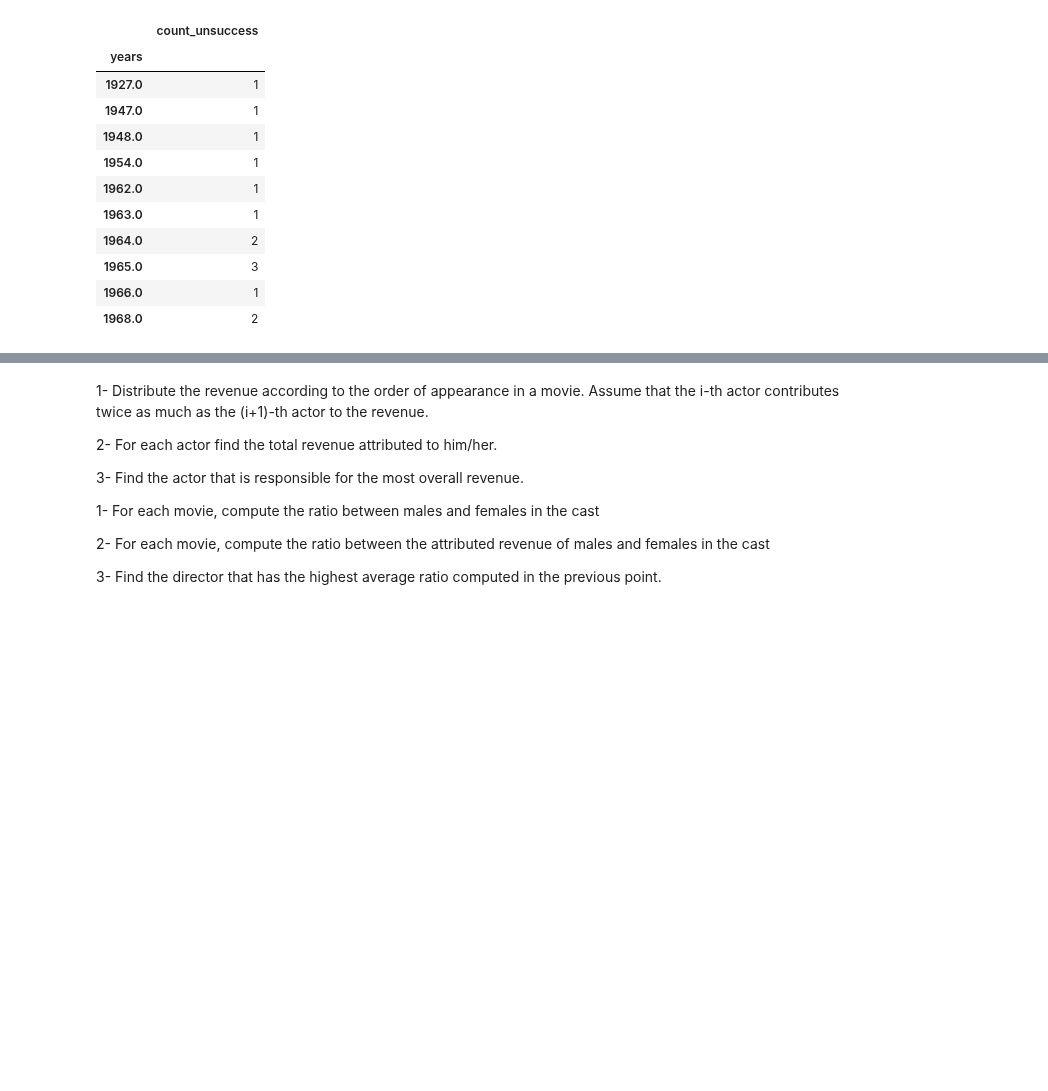
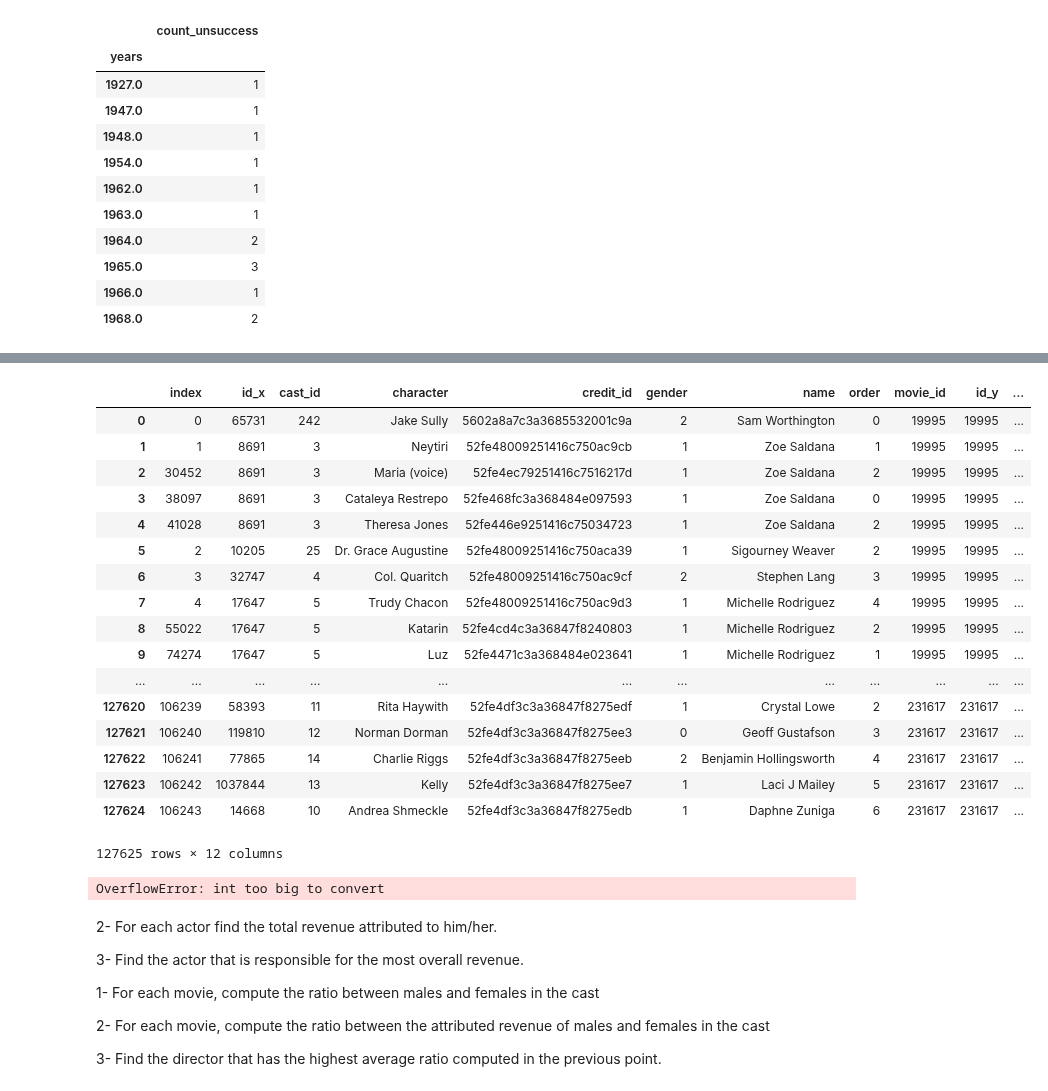
Before and after one commit to silviasantamaria/computerscience, a Jupyter notebook: Project+.ipynb, the cells around one changed output, grey strips where cells are left out. Drawn from its saved outputs; the diff is of its cells as text; code cells hidden in the pictures; blank space fills up the shorter version.

```diff
--- a/Project+.ipynb
+++ b/Project+.ipynb
@@ -518,0 +525,6 @@ movies_unsuccess.rename(index=str, columns={'gross_margin': 'count_unsuccess'}).
+# %%
+cast=cast.reset_index()
+cast_id=cast_id.reset_index()
+# %%
+prova2= pd.merge(pd.merge(cast, cast_id, on=['id', 'cast_id']), movies[['id', 'revenue']], left_on='movie_id', right_on='id' )
+prova2.head()
@@ -518,0 +538,6 @@ movies_unsuccess.rename(index=str, columns={'gross_margin': 'count_unsuccess'}).
+# %%
+numero=prova2.groupby('movie_id').count()['order']
+numero=pd.DataFrame(numero)
+numero=numero.reset_index()
+numero=numero.rename(index=str, columns={'order': 'numero_cast'})
+numero.head()
@@ -519,9 +551,37 @@ movies_unsuccess.rename(index=str, columns={'gross_margin': 'count_unsuccess'}).
+# %%
+prova3= pd.merge(prova2, numero, on='movie_id')
+prova3
+# %% [output]
+|  | index | id_x | cast_id | character | credit_id | gender | name | order | movie_id | id_y | ... |
+| 0 | 0 | 65731 | 242 | Jake Sully | 5602a8a7c3a3685532001c9a | 2 | Sam Worthington | 0 | 19995 | 19995 | ... |
+| 1 | 1 | 8691 | 3 | Neytiri | 52fe48009251416c750ac9cb | 1 | Zoe Saldana | 1 | 19995 | 19995 | ... |
+| 2 | 30452 | 8691 | 3 | Maria (voice) | 52fe4ec79251416c7516217d | 1 | Zoe Saldana | 2 | 19995 | 19995 | ... |
+| 3 | 38097 | 8691 | 3 | Cataleya Restrepo | 52fe468fc3a368484e097593 | 1 | Zoe Saldana | 0 | 19995 | 19995 | ... |
+| 4 | 41028 | 8691 | 3 | Theresa Jones | 52fe446e9251416c75034723 | 1 | Zoe Saldana | 2 | 19995 | 19995 | ... |
+| 5 | 2 | 10205 | 25 | Dr. Grace Augustine | 52fe48009251416c750aca39 | 1 | Sigourney Weaver | 2 | 19995 | 19995 | ... |
+| 6 | 3 | 32747 | 4 | Col. Quaritch | 52fe48009251416c750ac9cf | 2 | Stephen Lang | 3 | 19995 | 19995 | ... |
+| 7 | 4 | 17647 | 5 | Trudy Chacon | 52fe48009251416c750ac9d3 | 1 | Michelle Rodriguez | 4 | 19995 | 19995 | ... |
+| 8 | 55022 | 17647 | 5 | Katarin | 52fe4cd4c3a36847f8240803 | 1 | Michelle Rodriguez | 2 | 19995 | 19995 | ... |
+| 9 | 74274 | 17647 | 5 | Luz | 52fe4471c3a368484e023641 | 1 | Michelle Rodriguez | 1 | 19995 | 19995 | ... |
+| ... | ... | ... | ... | ... | ... | ... | ... | ... | ... | ... | ... |
+| 127620 | 106239 | 58393 | 11 | Rita Haywith | 52fe4df3c3a36847f8275edf | 1 | Crystal Lowe | 2 | 231617 | 231617 | ... |
+| 127621 | 106240 | 119810 | 12 | Norman Dorman | 52fe4df3c3a36847f8275ee3 | 0 | Geoff Gustafson | 3 | 231617 | 231617 | ... |
+| 127622 | 106241 | 77865 | 14 | Charlie Riggs | 52fe4df3c3a36847f8275eeb | 2 | Benjamin Hollingsworth | 4 | 231617 | 231617 | ... |
+| 127623 | 106242 | 1037844 | 13 | Kelly | 52fe4df3c3a36847f8275ee7 | 1 | Laci J Mailey | 5 | 231617 | 231617 | ... |
+| 127624 | 106243 | 14668 | 10 | Andrea Shmeckle | 52fe4df3c3a36847f8275edb | 1 | Daphne Zuniga | 6 | 231617 | 231617 | ... |
+127625 rows × 12 columns
+# %%
+def parti(numero):
+    numero=int(numero)
+    somma=0
+    for i in list(range(0,numero)):
+        somma=somma + 2**(i)
+    return(somma)
+numero['parti']=numero['numero_cast'].apply(parti)
+# %% [output]
+OverflowError: int too big to convert
 # %% [markdown]
 
-
-
-
-1- Distribute the revenue according to the order of appearance in a movie. Assume that the i-th actor contributes twice as much as the (i+1)-th actor to the revenue.
 
 2- For each actor find the total revenue attributed to him/her.
 
```
Also changed, not shown: parts of 10 cells of this notebook.
